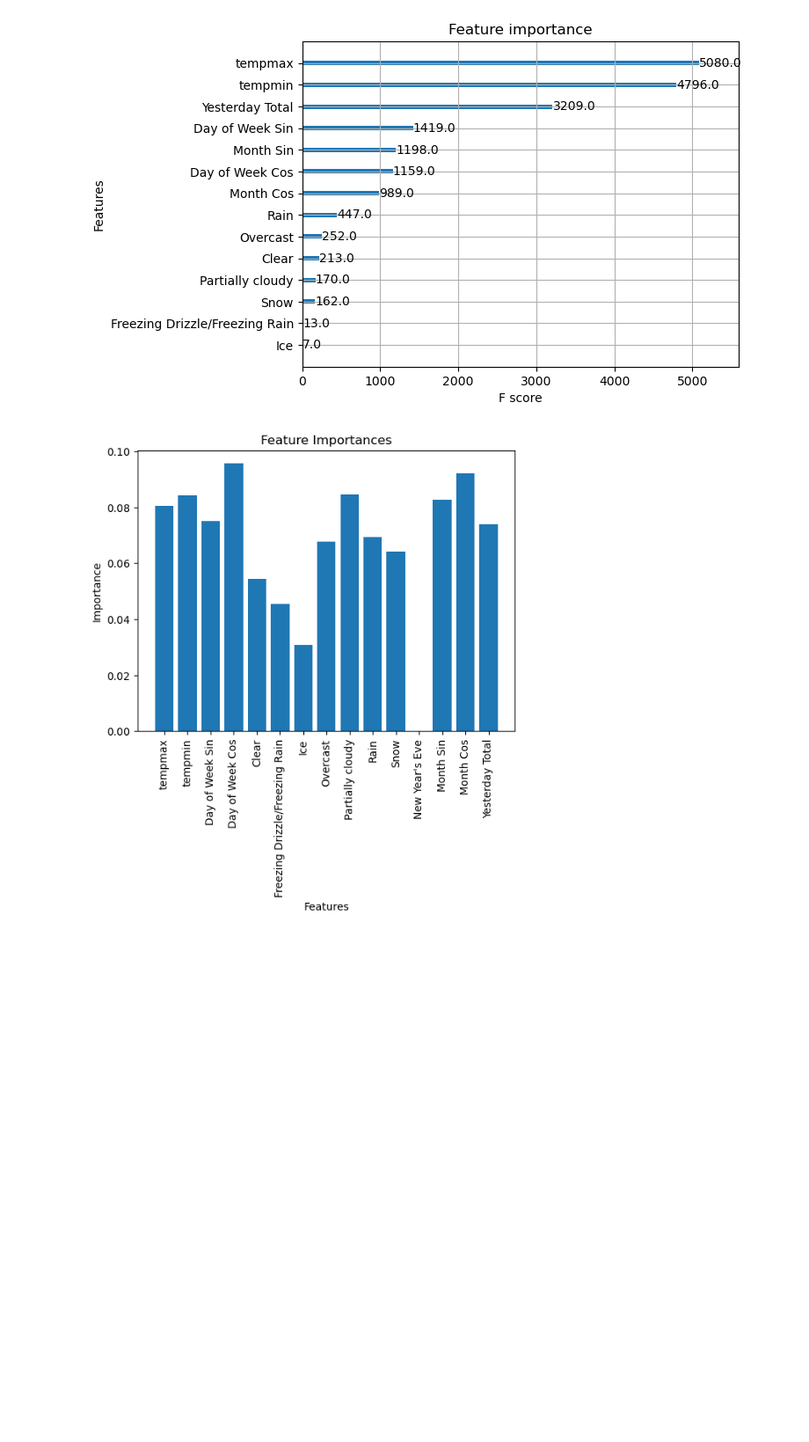
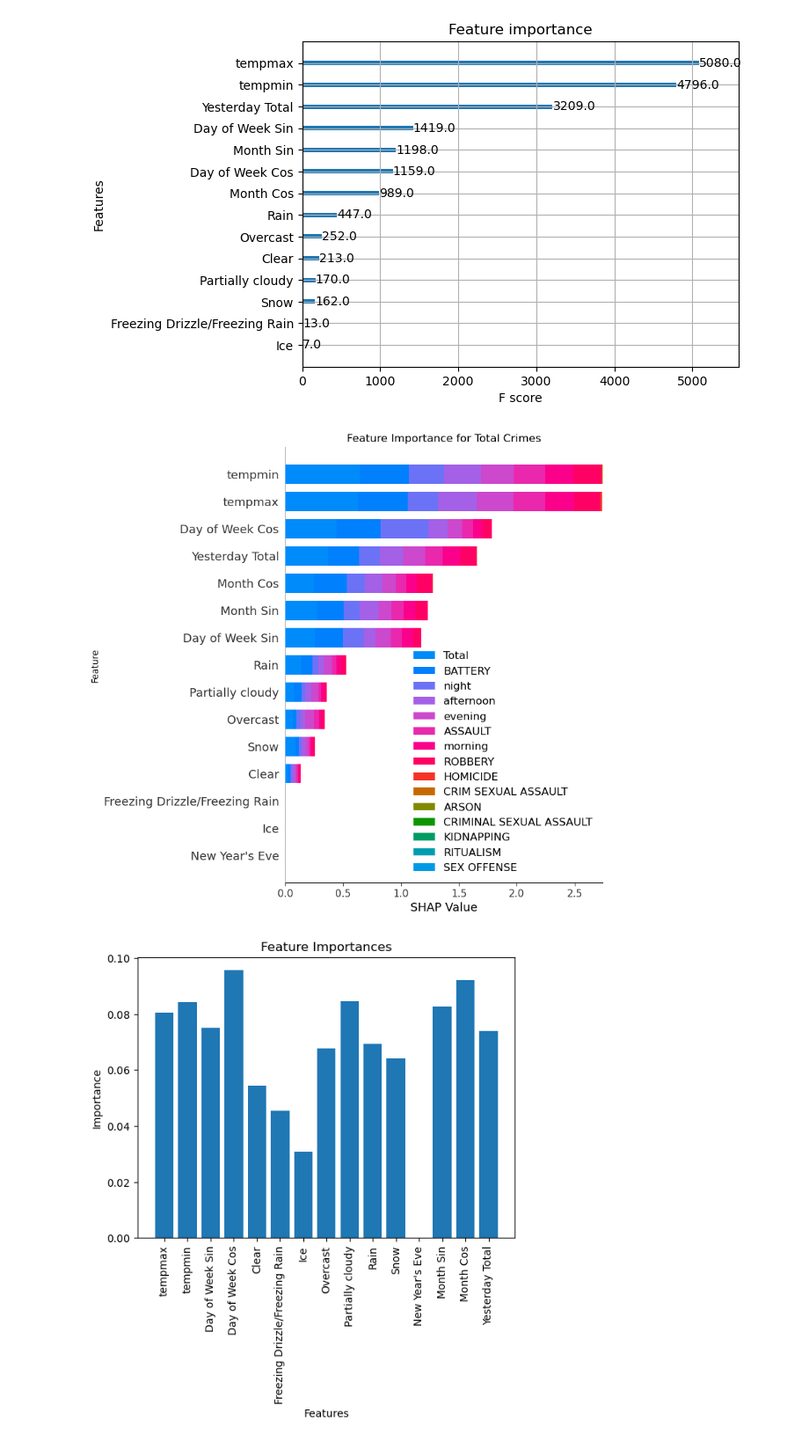
Before and after one commit to gmspringer32/crime-data-modeling-comp, a Jupyter notebook: crime_prediction_tool/crime_prediction_tool_playground.ipynb, the cells around one changed output. Shown at 88% size. Saved outputs shown, nothing was run; the diff lists cells and outputs as text; code cells hidden in the pictures; blank space fills up the shorter version.

Commit message:
Used SHAP

```diff
--- a/crime_prediction_tool/crime_prediction_tool_playground.ipynb
+++ b/crime_prediction_tool/crime_prediction_tool_playground.ipynb
@@ -439,6 +439,19 @@ xgb.plot_importance(model)
 # %% [output]
 <Axes: title={'center': 'Feature importance'}, xlabel='F score', ylabel='Features'>
 [figure]
+# %%
+import shap
+# Calculate shap values for the xgb model
+explainer = shap.Explainer(model)
+shap_values = explainer.shap_values(X_train)
+
+fig = shap.summary_plot(shap_values, X_train, show=False, class_names=y_train.columns)
+plt.title("Feature Importance for Total Crimes")
+plt.xlabel("SHAP Value")
+plt.ylabel("Feature")
+plt.show()
+# %% [output]
+[figure, added]
 # %%
 xgb_feature_importances = model.feature_importances_
 xgb_feature_importances
```
Also changed, not shown: 1 other file.
